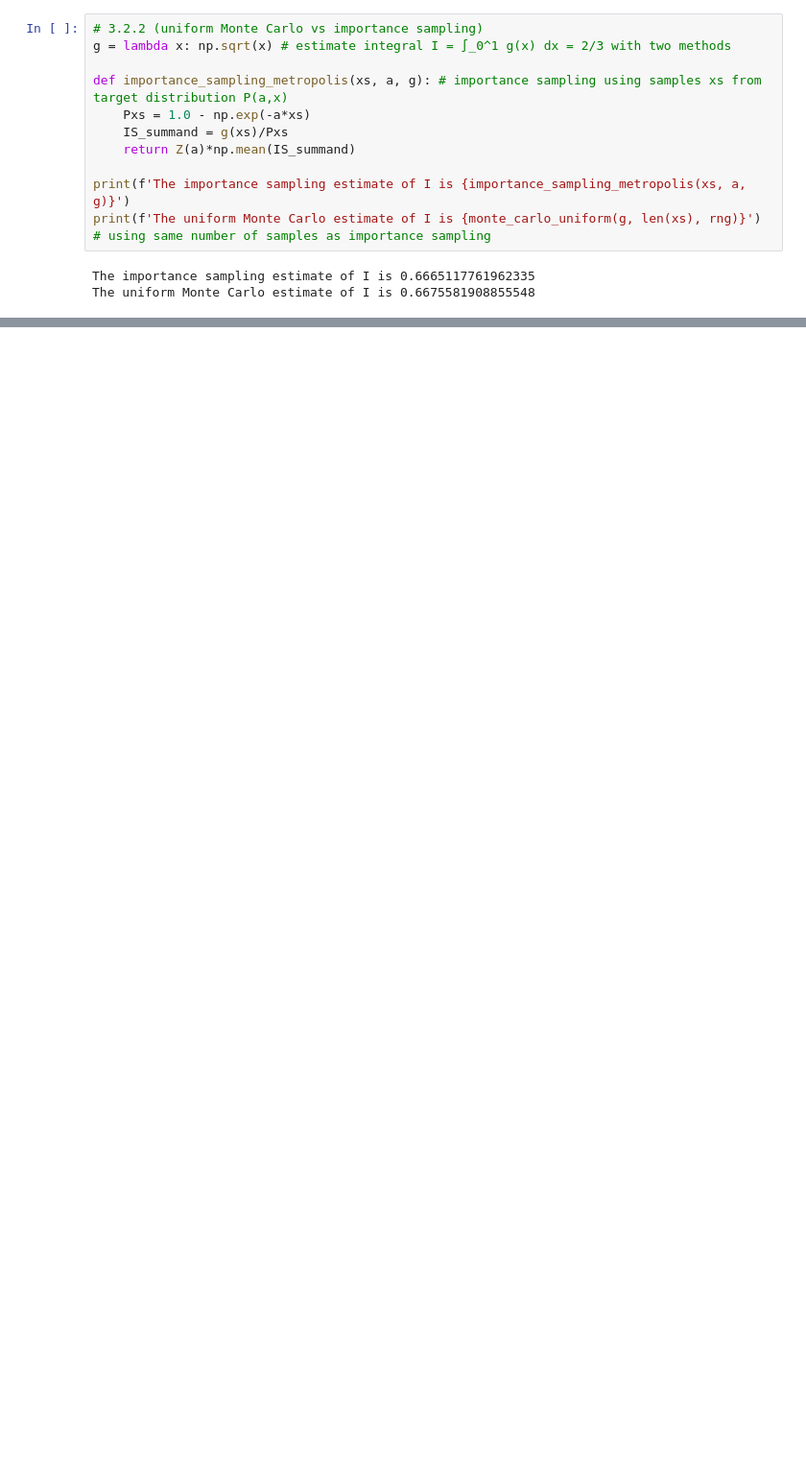
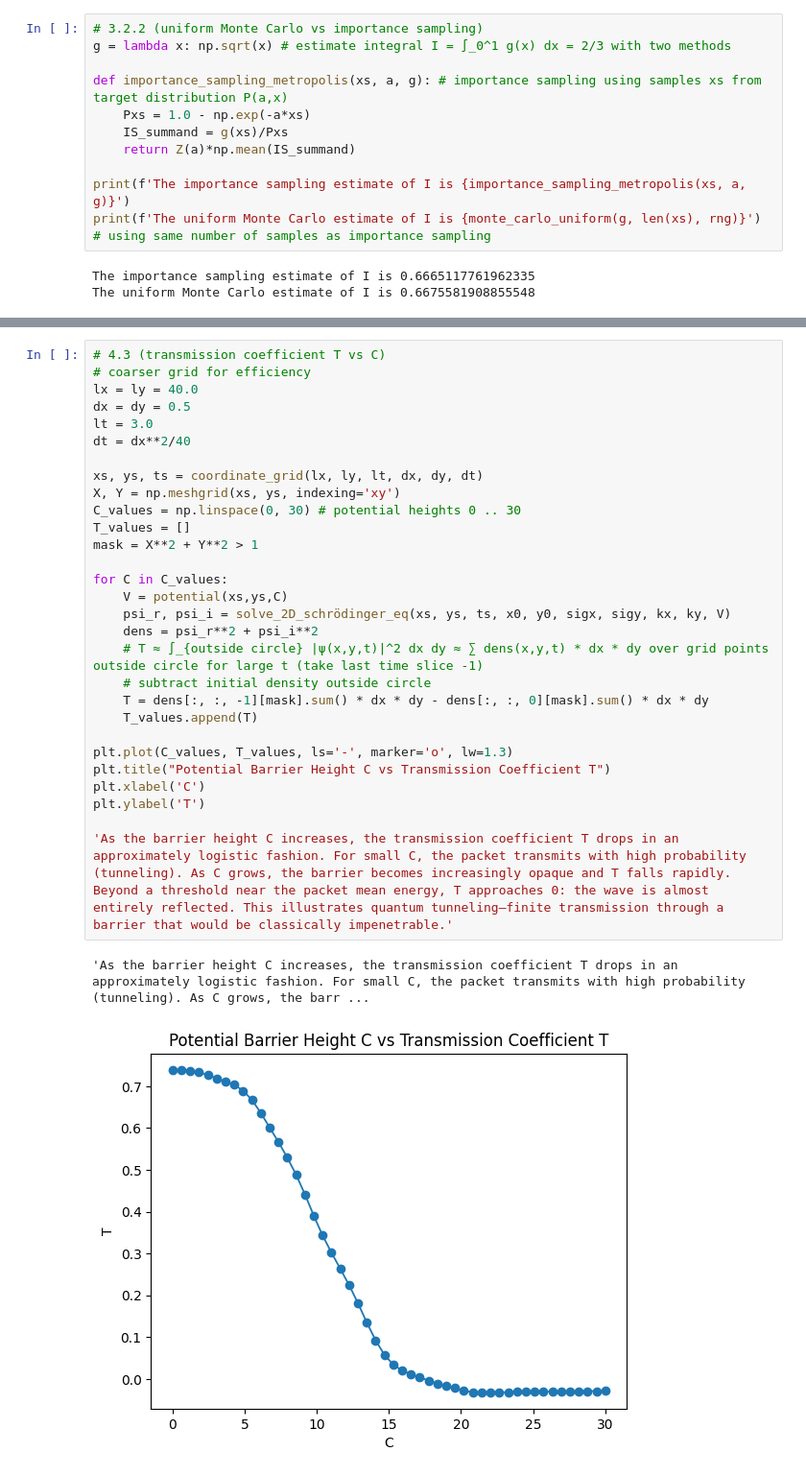
Before and after one commit to JacobGraham6489/physics-7321, a Jupyter notebook: Homeworks/HW 3 Jacob Graham.ipynb, the cells around one changed output, grey strips where cells are left out. Shown: that part at 96% size. Cells and saved outputs as stored; diff of their text form; blank space fills up the shorter version.

```diff
--- a/Homeworks/HW 3 Jacob Graham.ipynb
+++ b/Homeworks/HW 3 Jacob Graham.ipynb
@@ -609,0 +521,32 @@ for idt, k in enumerate(idts): # plot at various time indices
+# %%
+# 4.3 (transmission coefficient T vs C)
+# coarser grid for efficiency
+lx = ly = 40.0
+dx = dy = 0.5
+lt = 3.0
+dt = dx**2/40
+
+xs, ys, ts = coordinate_grid(lx, ly, lt, dx, dy, dt)
+X, Y = np.meshgrid(xs, ys, indexing='xy')
+C_values = np.linspace(0, 30) # potential heights 0 .. 30
+T_values = []
+mask = X**2 + Y**2 > 1
+
+for C in C_values:
+    V = potential(xs,ys,C)
+    psi_r, psi_i = solve_2D_schrödinger_eq(xs, ys, ts, x0, y0, sigx, sigy, kx, ky, V)
+    dens = psi_r**2 + psi_i**2
+    # T ≈ ∫_{outside circle} |ψ(x,y,t)|^2 dx dy ≈ ∑ dens(x,y,t) * dx * dy over grid points outside circle for large t (take last time slice -1)
+    # subtract initial density outside circle
+    T = dens[:, :, -1][mask].sum() * dx * dy - dens[:, :, 0][mask].sum() * dx * dy
+    T_values.append(T)
+
+plt.plot(C_values, T_values, ls='-', marker='o', lw=1.3)
+plt.title("Potential Barrier Height C vs Transmission Coefficient T")
+plt.xlabel('C')
+plt.ylabel('T')
+
+'As the barrier height C increases, the transmission coefficient T drops in an approximately logistic fashion. For small C, the packet transmits with high probability (tunneling). As C grows, the barrier becomes increasingly opaque and T falls rapidly. Beyond a threshold near the packet mean energy, T approaches 0: the wave is almost entirely reflected. This illustrates quantum tunneling—finite transmission through a barrier that would be classically impenetrable.'
+# %% [output]
+'As the barrier height C increases, the transmission coefficient T drops in an approximately logistic fashion. For small C, the packet transmits with high probability (tunneling). As C grows, the barr ...
+[figure, added]
```
Also changed, not shown: parts of 9 cells of this notebook, 3 other files.
